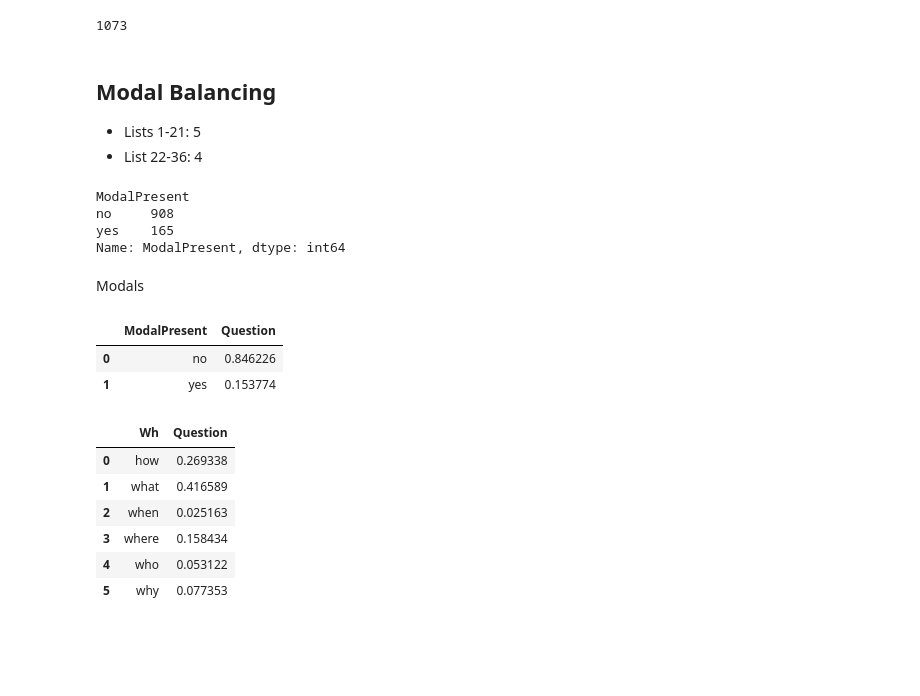
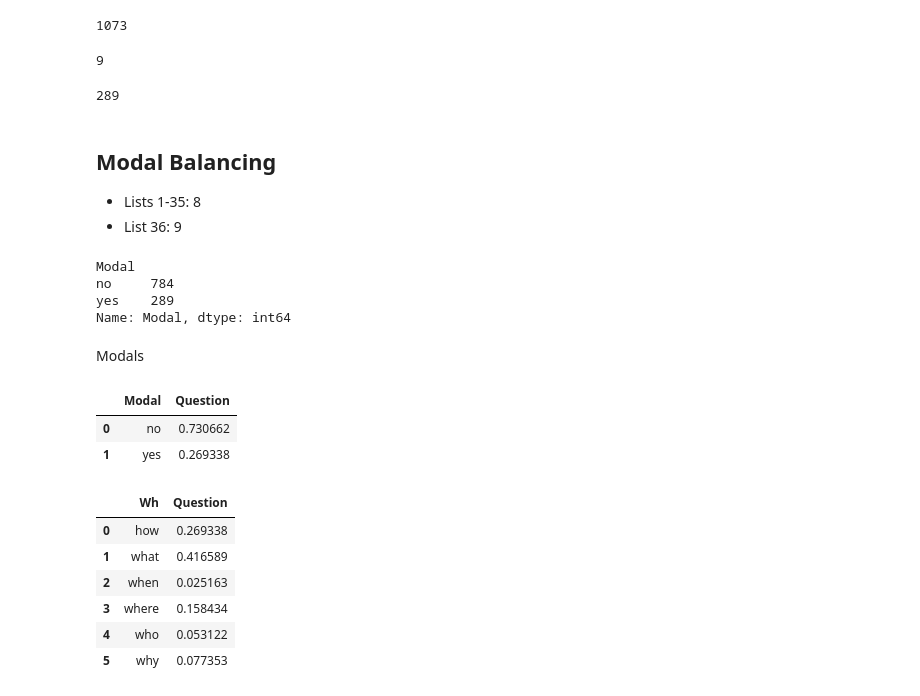
Before and after one commit to mcmoyer11/whquestions-tgrep2, a Jupyter notebook: corpus/analysis/sample_generator-embedded.ipynb, the cells around one changed output. Saved outputs shown, nothing was run; the diff lists cells and outputs as text; code cells hidden in the pictures; blank space fills up the shorter version.

```diff
--- a/corpus/analysis/sample_generator-embedded.ipynb
+++ b/corpus/analysis/sample_generator-embedded.ipynb
@@ -227,0 +223,3 @@ df_valid.pivot_table(index=['Wh'], values="EntireSentence", aggfunc=len).groupby
+# %%
+# remove that final punct from the Matrix column
+df_valid["Matrix"] = df_valid["Matrix"].apply(lambda x: x.replace(list(x)[-1], ' '))
@@ -296,12 +296,3 @@ This is necessary because we need to bold the question
-# %%
-# split EntireSentence
-df_final["Matrix"] = df_final.apply(lambda x: x['EntireSentence'].replace(x['Question'],"").strip(),axis=1)
-# %%
-# split that last punctuation off, to be added back on in .js script
-df_final["punct"] = df_final["Matrix"].apply(lambda x: list(x)[-1])
-# %%
-# remove that final punct from the Matrix column
-df_final["Matrix"] = df_final["Matrix"].str.replace(list(df_final["Matrix"])[-1], ' ')
 # %% [markdown]
 # Controls
 # %%
@@ -329,25 +322,33 @@ len(df_final)
 30*35 + 23
 # %% [output]
 1073
+# %%
+289 - (35*8)
+# %% [output]
+9
+# %%
+35*8 + 1*9
+# %% [output]
+289
 # %% [markdown]
 ## Modal Balancing
-- Lists 1-21: 5
-- List 22-36: 4
+- Lists 1-35: 8
+- List 36: 9
 # %%
-df_final.groupby(["ModalPresent"])["ModalPresent"].count()
+df_final.groupby(["Modal"])["Modal"].count()
 # %% [output]
-ModalPresent
-no     908
-yes    165
-Name: ModalPresent, dtype: int64
+Modal
+no     784
+yes    289
+Name: Modal, dtype: int64
 # %% [markdown]
 Modals
 # %%
-df_final.pivot_table(index=['ModalPresent'], values="Question", aggfunc=len).groupby(["ModalPresent"]).Question.transform(lambda x: x/len(df_final)).reset_index()
+df_final.pivot_table(index=['Modal'], values="Question", aggfunc=len).groupby(["Modal"]).Question.transform(lambda x: x/len(df_final)).reset_index()
 # %% [output]
-|  | ModalPresent | Question |
-| 0 | no | 0.846226 |
-| 1 | yes | 0.153774 |
+|  | Modal | Question |
+| 0 | no | 0.730662 |
+| 1 | yes | 0.269338 |
 # %%
 df_final.pivot_table(index=['Wh'], values="Question", aggfunc=len).groupby(["Wh"]).Question.transform(lambda x: x/len(df_final)).reset_index()
 # %% [output]
```
Also changed, not shown: parts of 52 cells of this notebook, 38 other files.
